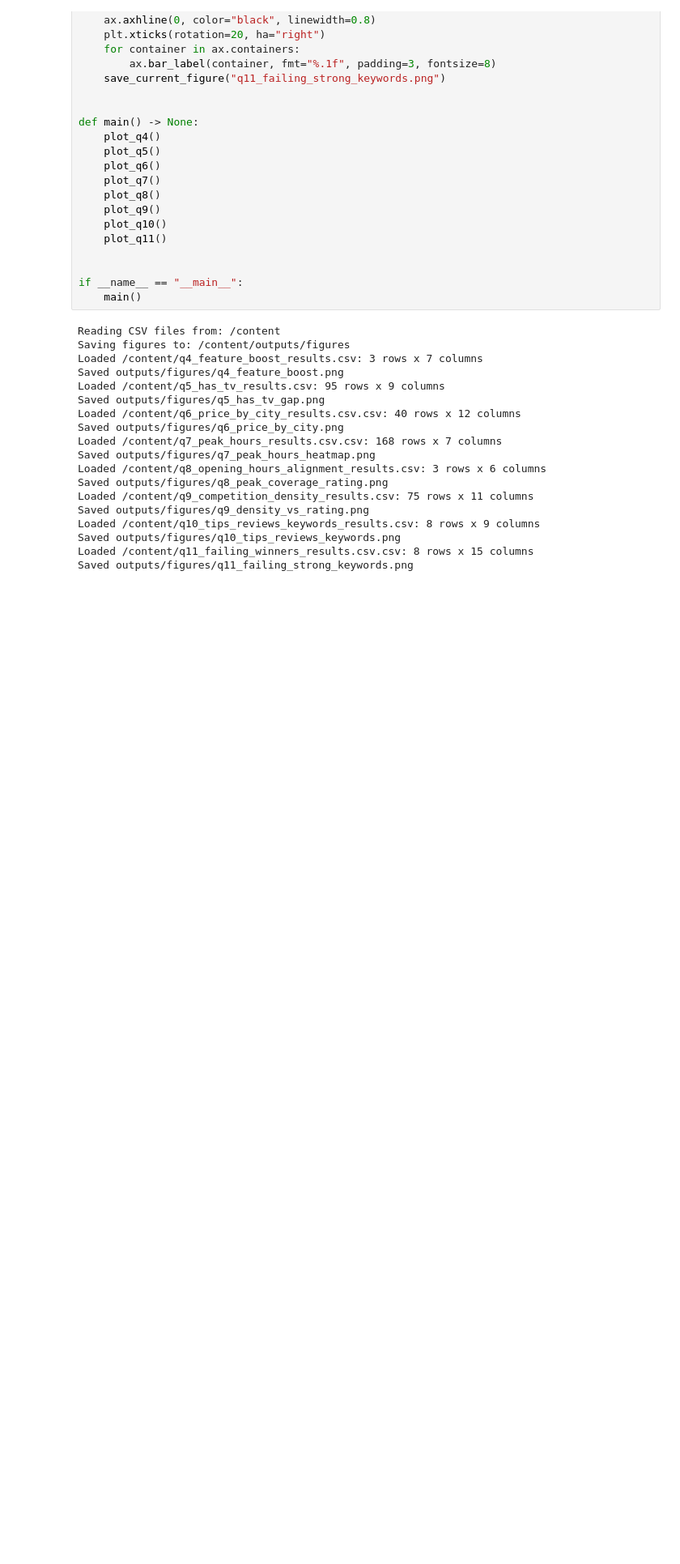
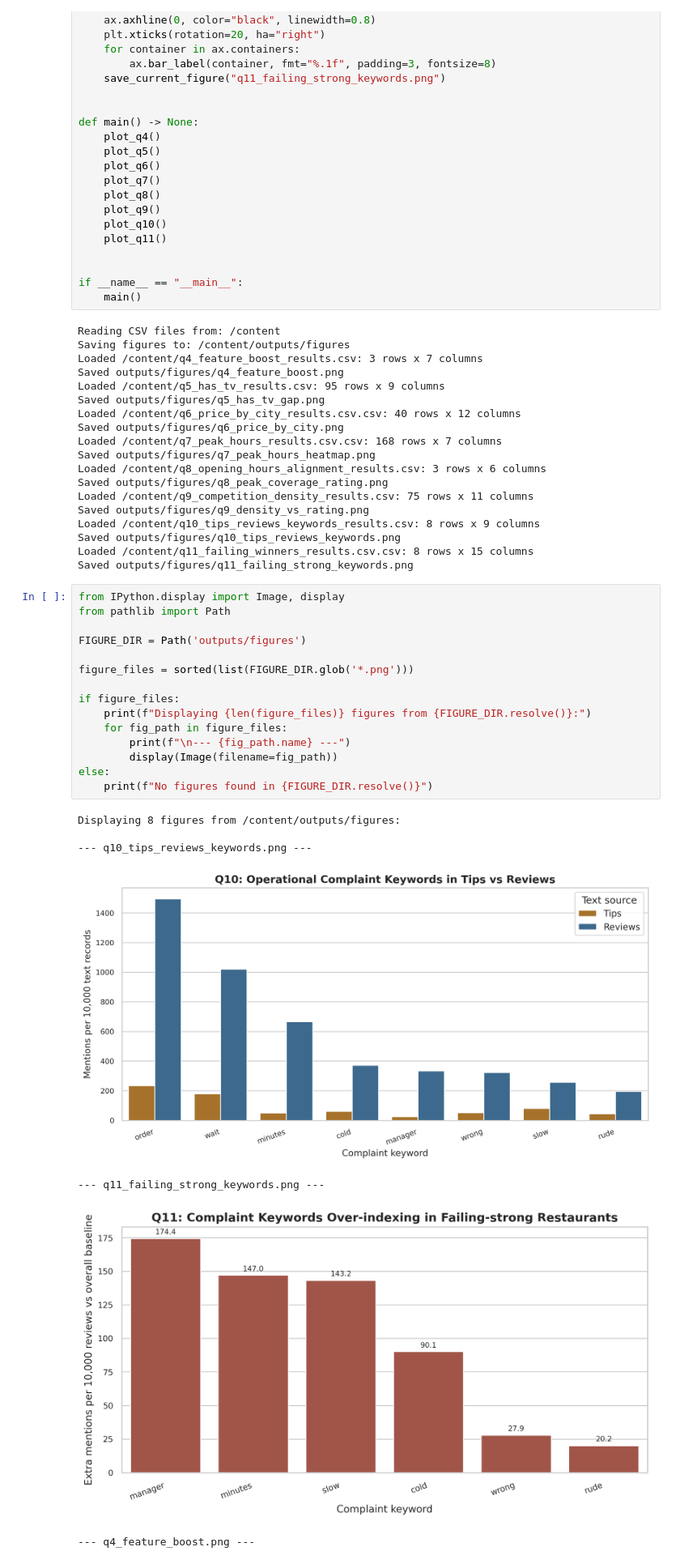
Before and after one commit to huifangsu6-cyber/BDAO_DSDO, a Jupyter notebook: final report with fig q4-11.ipynb, the cells around one changed output. Shown at 81% size. Saved outputs shown, nothing was run; the diff lists cells and outputs as text; blank space fills up the shorter version.

```diff
--- a/final report with fig q4-11.ipynb
+++ b/final report with fig q4-11.ipynb
@@ -380,3 +380,26 @@ Loaded /content/q10_tips_reviews_keywords_results.csv: 8 rows x 9 columns
 Saved outputs/figures/q10_tips_reviews_keywords.png
 Loaded /content/q11_failing_winners_results.csv.csv: 8 rows x 15 columns
 Saved outputs/figures/q11_failing_strong_keywords.png
+# %%
+from IPython.display import Image, display
+from pathlib import Path
+
+FIGURE_DIR = Path('outputs/figures')
+
+figure_files = sorted(list(FIGURE_DIR.glob('*.png')))
+
+if figure_files:
+    print(f"Displaying {len(figure_files)} figures from {FIGURE_DIR.resolve()}:")
+    for fig_path in figure_files:
+        print(f"\n--- {fig_path.name} ---")
+        display(Image(filename=fig_path))
+else:
+    print(f"No figures found in {FIGURE_DIR.resolve()}")
+# %% [output]
+Displaying 8 figures from /content/outputs/figures:
+
+--- q10_tips_reviews_keywords.png ---
+[figure, added]
+--- q11_failing_strong_keywords.png ---
+[figure, added]
+--- q4_feature_boost.png ---
```
Also changed, not shown: parts of 1 cell of this notebook.
